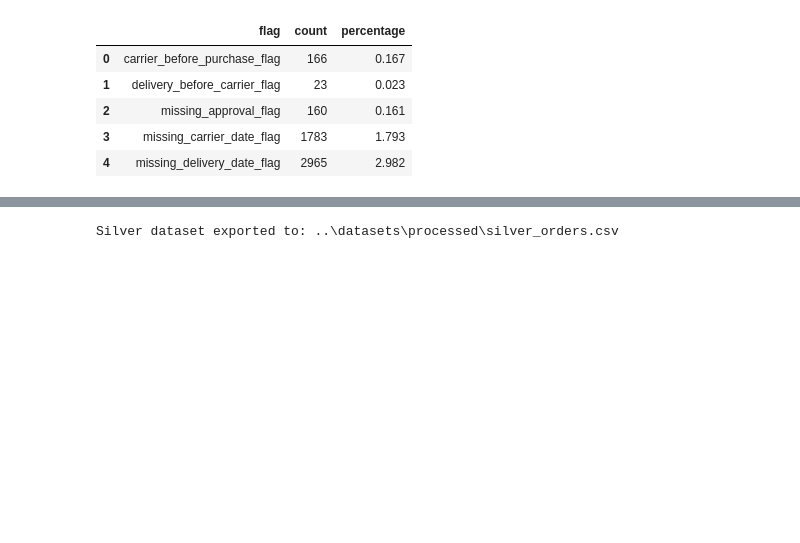
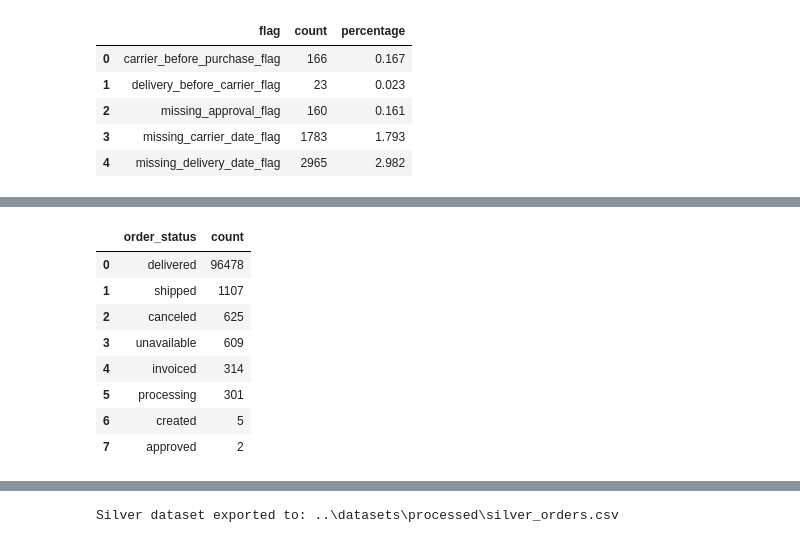
Before and after one commit to dtyrna/olist-marketplace-analysis, a Jupyter notebook: notebooks/02_orders_preprocessing.ipynb, the cells around one changed output, grey strips where cells are left out. Cells and saved outputs as stored; diff of their text form; code cells hidden in the pictures; blank space fills up the shorter version.

```diff
--- a/notebooks/02_orders_preprocessing.ipynb
+++ b/notebooks/02_orders_preprocessing.ipynb
@@ -487,0 +496,22 @@ display(quality_flag_summary)
+# %%
+# Create customer mapping from Silver customers
+
+customer_mapping = (
+    silver_customers[
+        ["customer_id", "customer_unique_id"]
+    ]
+)
+
+# Validate one-to-one customer mapping
+assert customer_mapping["customer_id"].is_unique
+
+# Add customer_unique_id to Bronze orders
+bronze_orders = bronze_orders.merge(
+    customer_mapping,
+    on="customer_id",
+    how="left",
+    validate="many_to_one"
+)
+
+print(f"Rows after customer mapping: {len(bronze_orders):,}")
+print(f"Columns after customer mapping: {len(bronze_orders.columns)}")
@@ -665,0 +764,19 @@ Silver schema column order:
+# %%
+order_status_counts = (
+    silver_orders["order_status"]
+    .value_counts(dropna=False)
+    .rename_axis("order_status")
+    .reset_index(name="count")
+)
+
+order_status_counts
+# %% [output]
+|  | order_status | count |
+| 0 | delivered | 96478 |
+| 1 | shipped | 1107 |
+| 2 | canceled | 625 |
+| 3 | unavailable | 609 |
+| 4 | invoiced | 314 |
+| 5 | processing | 301 |
+| 6 | created | 5 |
+| 7 | approved | 2 |
```
Also changed, not shown: parts of 11 cells of this notebook, 6 other files.
